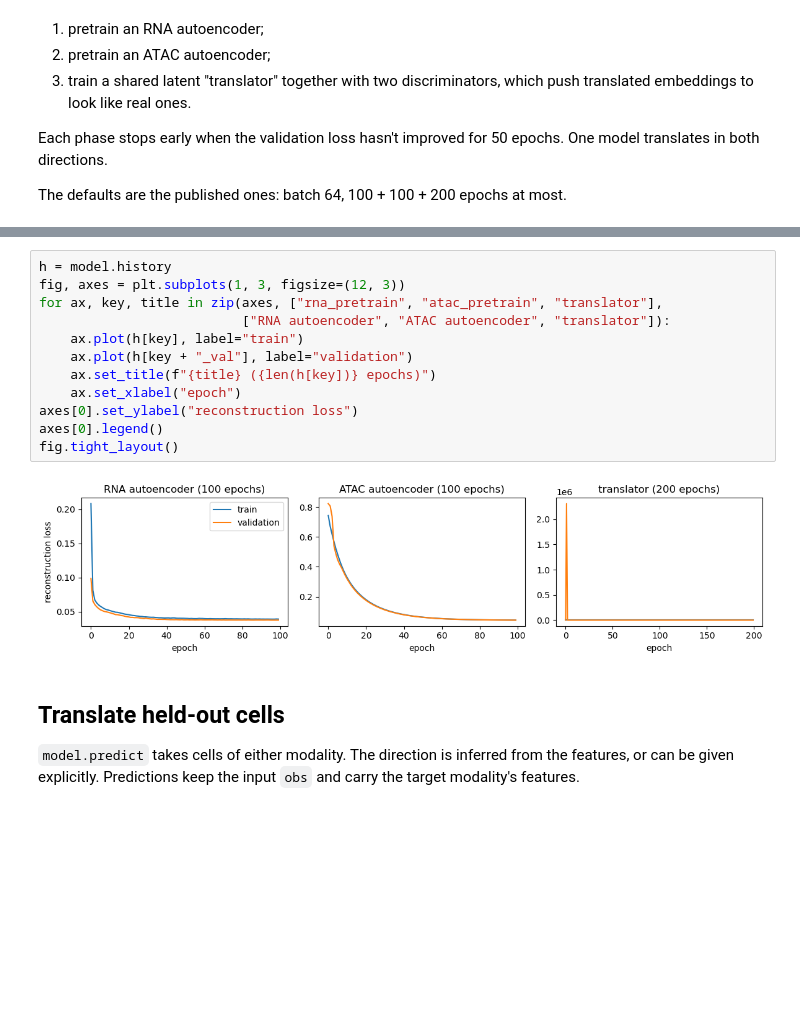
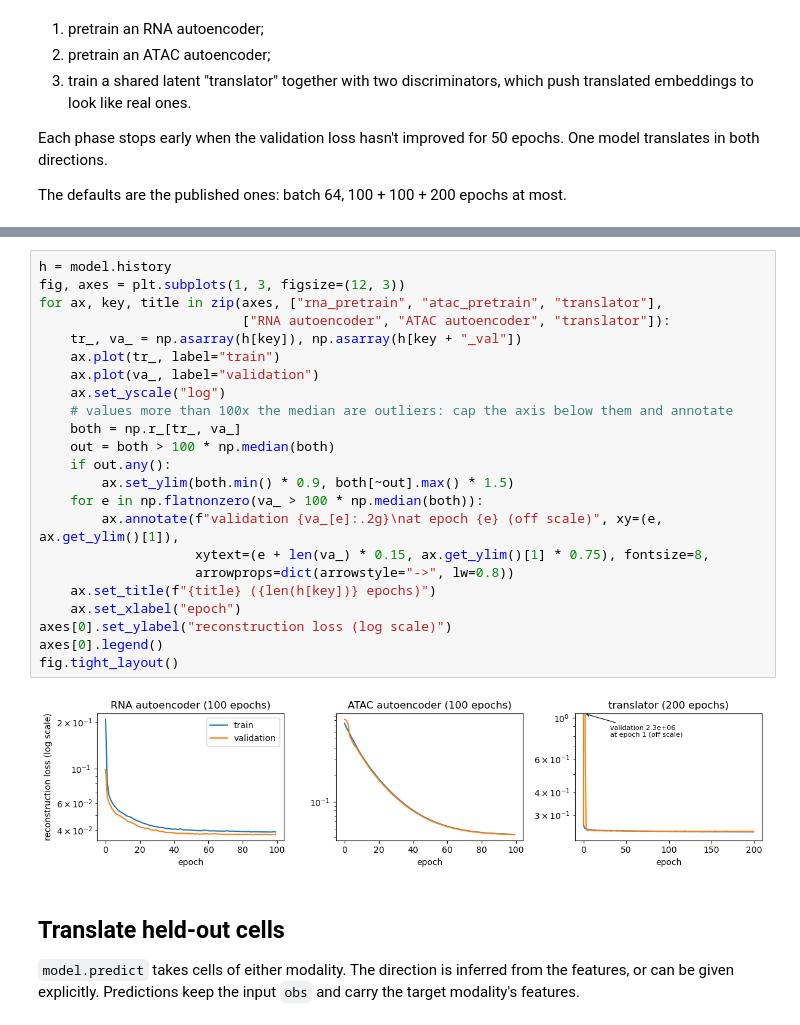
Before and after one commit to aristoteleo/epione, a Jupyter notebook: epione_guide/tutorials/single/t_translate_scbutterfly.ipynb, the cells around one changed output, grey strips where cells are left out. Saved outputs shown, nothing was run; the diff lists cells and outputs as text; blank space fills up the shorter version.

```diff
--- a/epione_guide/tutorials/single/t_translate_scbutterfly.ipynb
+++ b/epione_guide/tutorials/single/t_translate_scbutterfly.ipynb
@@ -90,17 +103,28 @@ print(model, f"trained in {time.time() - t0:.0f} s")
 # %%
 h = model.history
 fig, axes = plt.subplots(1, 3, figsize=(12, 3))
 for ax, key, title in zip(axes, ["rna_pretrain", "atac_pretrain", "translator"],
                           ["RNA autoencoder", "ATAC autoencoder", "translator"]):
-    ax.plot(h[key], label="train")
-    ax.plot(h[key + "_val"], label="validation")
+    tr_, va_ = np.asarray(h[key]), np.asarray(h[key + "_val"])
+    ax.plot(tr_, label="train")
+    ax.plot(va_, label="validation")
+    ax.set_yscale("log")
+    # values more than 100x the median are outliers: cap the axis below them and annotate
+    both = np.r_[tr_, va_]
+    out = both > 100 * np.median(both)
+    if out.any():
+        ax.set_ylim(both.min() * 0.9, both[~out].max() * 1.5)
+    for e in np.flatnonzero(va_ > 100 * np.median(both)):
+        ax.annotate(f"validation {va_[e]:.2g}\nat epoch {e} (off scale)", xy=(e, ax.get_ylim()[1]),
+                    xytext=(e + len(va_) * 0.15, ax.get_ylim()[1] * 0.75), fontsize=8,
+                    arrowprops=dict(arrowstyle="->", lw=0.8))
     ax.set_title(f"{title} ({len(h[key])} epochs)")
     ax.set_xlabel("epoch")
-axes[0].set_ylabel("reconstruction loss")
+axes[0].set_ylabel("reconstruction loss (log scale)")
 axes[0].legend()
 fig.tight_layout()
 # %% [output]
-[figure, old version]
+[figure, new version]
 # %% [markdown]
 ## Translate held-out cells
 
```
Also changed, not shown: parts of 19 cells of this notebook, 1 other file.
